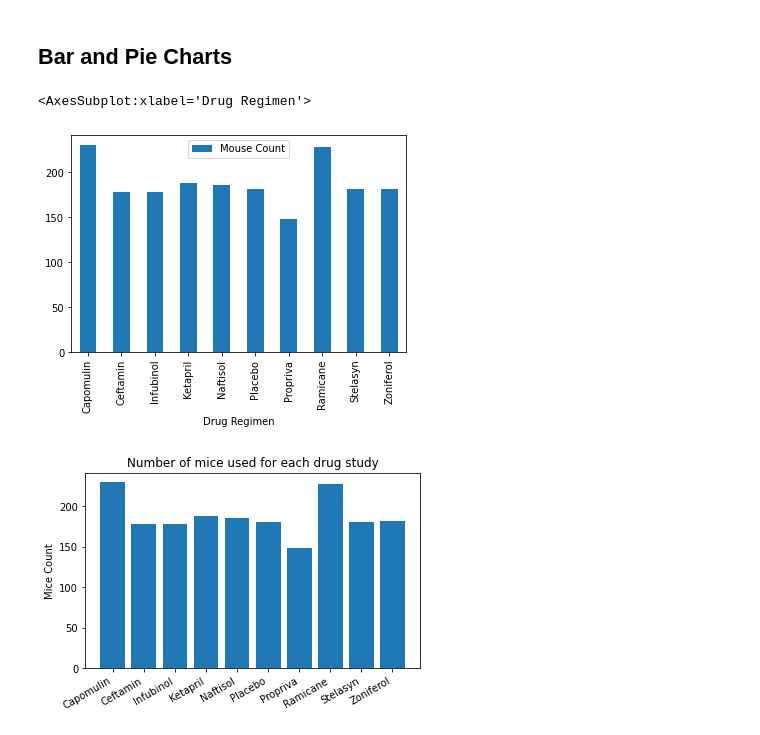
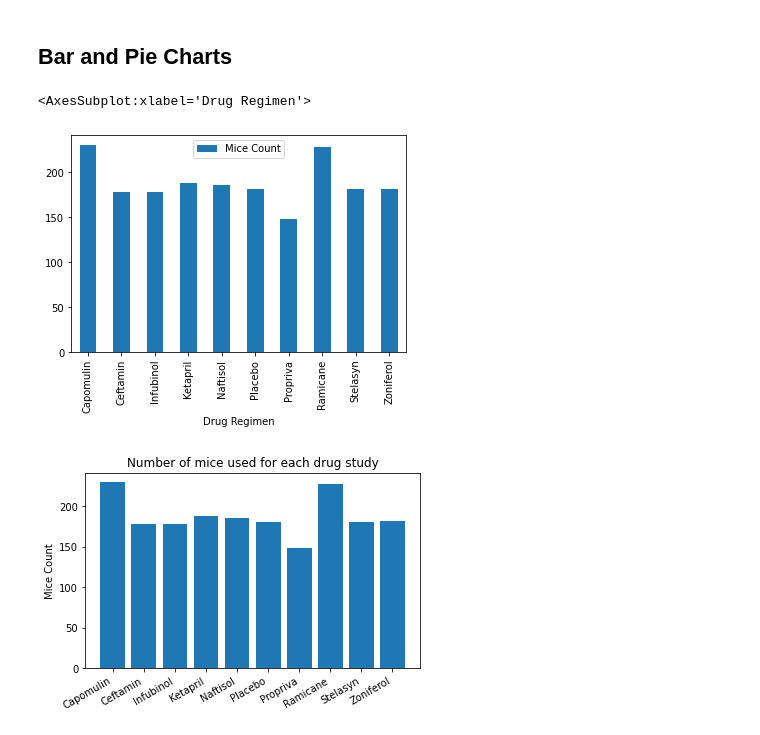
Before and after one commit to skumble27/matplotlib-challenge, a Jupyter notebook: Pymaceuticals/pymaceuticals_starter Draft5.ipynb, the cells around one changed output. Cells and saved outputs as stored; diff of their text form; code cells hidden in the pictures.

```diff
--- a/Pymaceuticals/pymaceuticals_starter Draft5.ipynb
+++ b/Pymaceuticals/pymaceuticals_starter Draft5.ipynb
@@ -203,19 +203,19 @@ Summary Statistics of Tumor Volumes treated by each drug
 # %%
 # Generate a bar plot showing the total number of mice for each treatment throughout the course of the study using pandas.
 
 mice_count = cleaned_mouse_study_data.groupby('Drug Regimen')['Mouse ID'].count()
 
 mice_per_drug = pd.DataFrame(mice_count)
 mice_per_drug = mice_per_drug.reset_index()
 
 # Renaming the columns
-mice_per_drug = mice_per_drug.rename(columns={'Mouse ID':'Mouse Count'})
+mice_per_drug = mice_per_drug.rename(columns={'Mouse ID':'Mice Count'})
 
 ## Plotting a bar graph
-mice_per_drug.plot.bar(x='Drug Regimen',y='Mouse Count')
+mice_per_drug.plot.bar(x='Drug Regimen',y='Mice Count')
 # %% [output]
 <AxesSubplot:xlabel='Drug Regimen'>
-[figure, old version]
+[figure, new version]
 # %%
 # Generate a bar plot showing the total number of mice for each treatment throughout the course of the study using pyplot.
 
```
Also changed, not shown: parts of 2 cells of this notebook.
